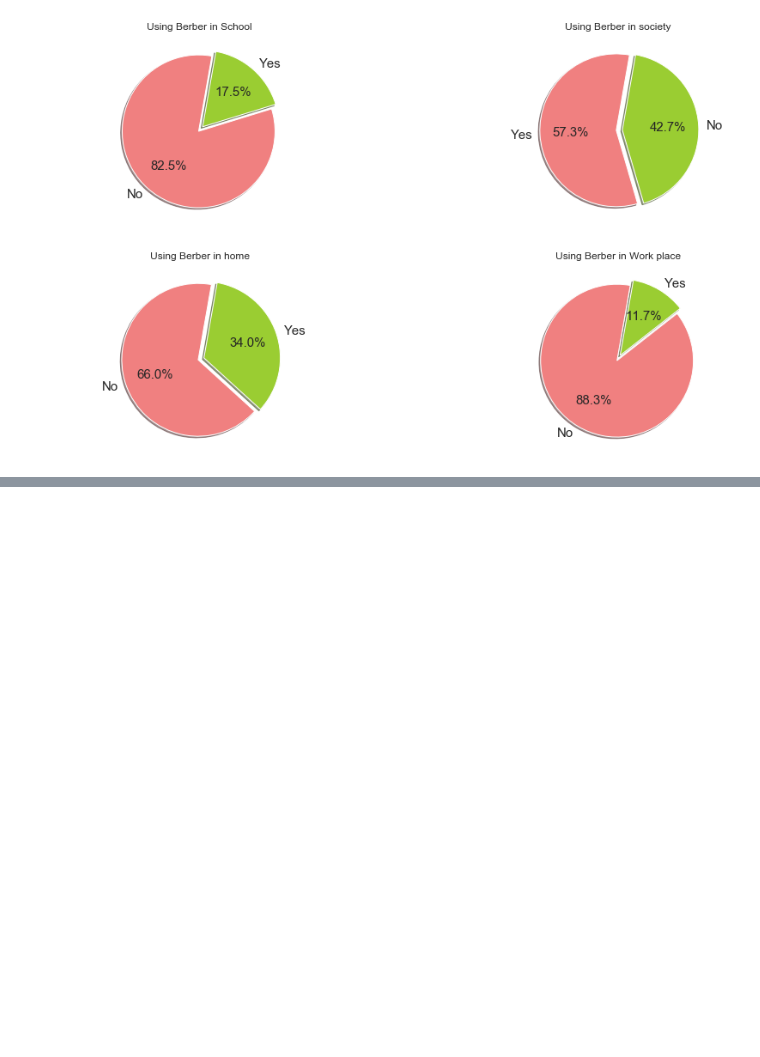
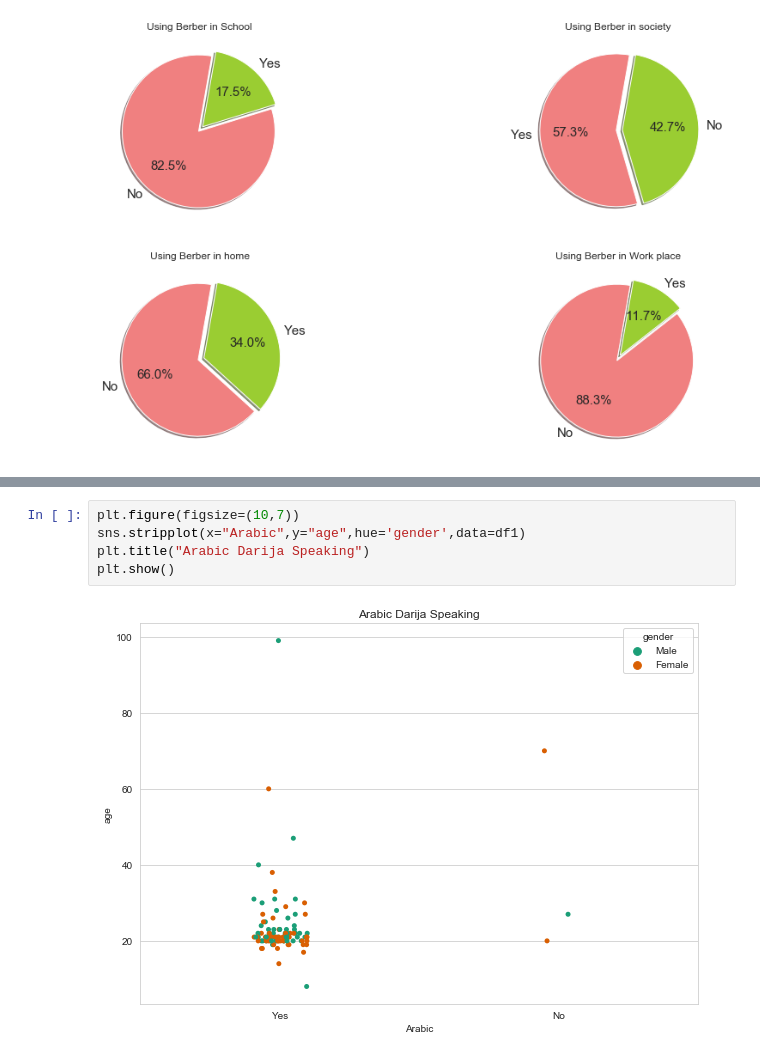
Before and after one commit to AbderrahimAl/Language-Situation-in-Morocco-EDA, a Jupyter notebook: DataAalysis.ipynb, the cells around one changed output, grey strips where cells are left out. Cells and saved outputs as stored; diff of their text form; blank space fills up the shorter version.

```diff
--- a/DataAalysis.ipynb
+++ b/DataAalysis.ipynb
@@ -360,0 +311,7 @@ Text(0, 0.5, '')
+# %%
+plt.figure(figsize=(10,7))
+sns.stripplot(x="Arabic",y="age",hue='gender',data=df1)
+plt.title("Arabic Darija Speaking")
+plt.show()
+# %% [output]
+[figure, added]
```
Also changed, not shown: parts of 25 cells of this notebook.
